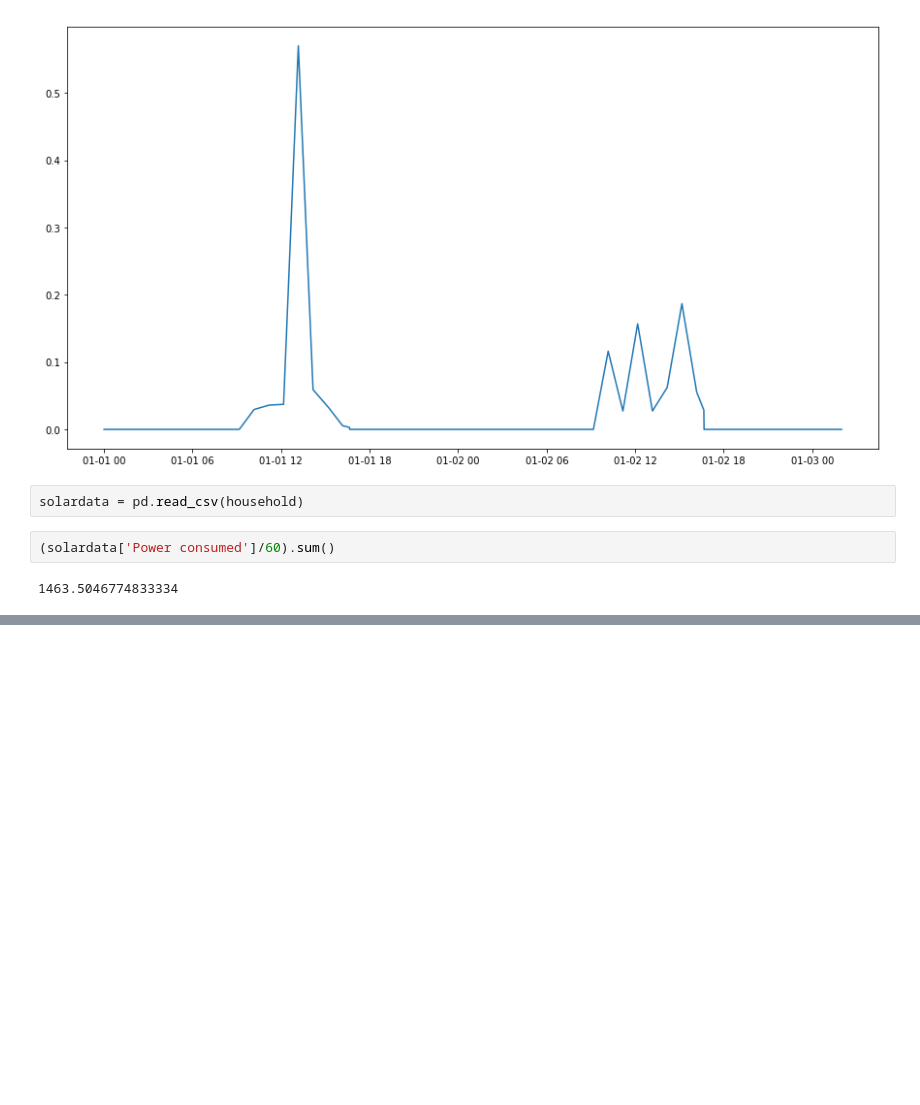
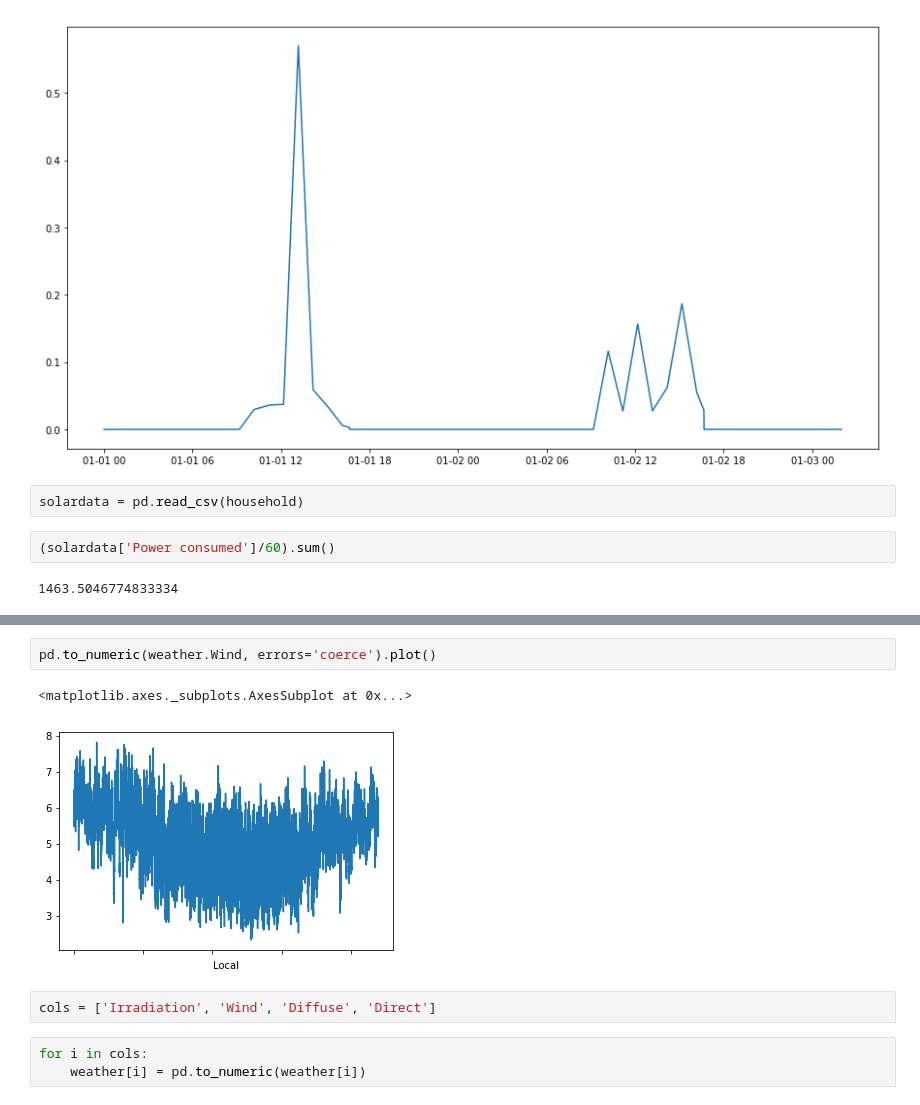
Before and after one commit to HusainKapadia/Energy-Poverty-JRC, a Jupyter notebook: main.ipynb, the cells around one changed output, grey strips where cells are left out. Cells and saved outputs as stored; diff of their text form; blank space fills up the shorter version.

```diff
--- a/main.ipynb
+++ b/main.ipynb
@@ -71,0 +140,10 @@ solardata = pd.read_csv(household)
+# %%
+pd.to_numeric(weather.Wind, errors='coerce').plot()
+# %% [output]
+<matplotlib.axes._subplots.AxesSubplot at 0x...>
+[figure, added]
+# %%
+cols = ['Irradiation', 'Wind', 'Diffuse', 'Direct']
+# %%
+for i in cols:
+    weather[i] = pd.to_numeric(weather[i])
```
Also changed, not shown: parts of 32 cells of this notebook.
